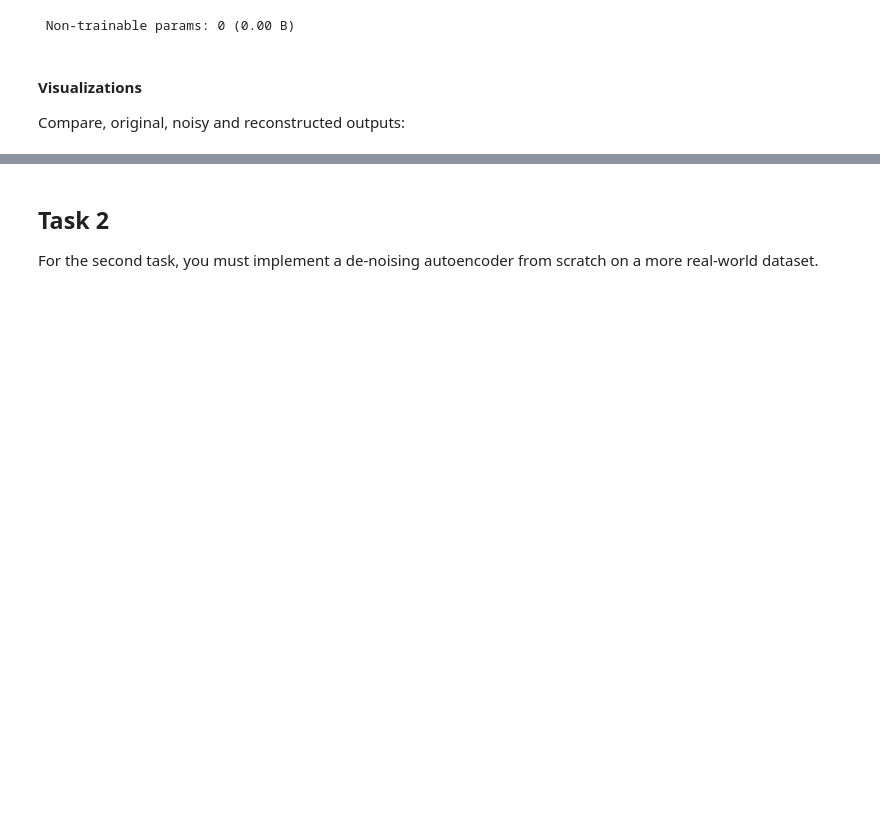
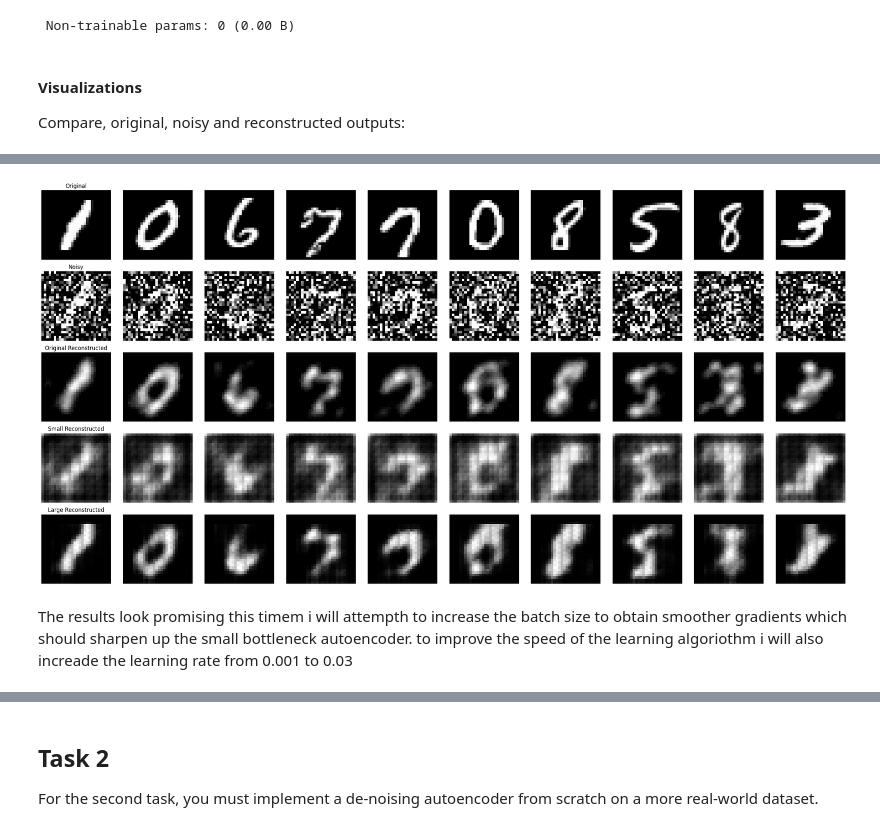
Before and after one commit to Freed0mclub/Lab-01, a Jupyter notebook: CS6421_Assignment_02.ipynb, the cells around one changed output, grey strips where cells are left out. Cells and saved outputs as stored; diff of their text form; code cells hidden in the pictures; blank space fills up the shorter version.

```diff
--- a/CS6421_Assignment_02.ipynb
+++ b/CS6421_Assignment_02.ipynb
@@ -244,14 +244,14 @@ class AutoEncoderSmall(tf.keras.models.Model):
         ])
         self.decoder = tf.keras.Sequential([
             tf.keras.layers.Conv2DTranspose(4, (3,3), strides=(2,2), activation='relu', padding='same'),
-            tf.keras.layers.Conv2DTranspose(8, (3,3), strides=(2,2), activation='relu', padding='same'),
+            tf.keras.layers.Conv2DTranspose(4, (3,3), strides=(2,2), activation='relu', padding='same'),
             tf.keras.layers.Conv2D(1, (3,3), activation='sigmoid', padding='same')
         ])
 
     def call(self, x):
-        encoded = self.encoder(x)
-        decoded = self.decoder(encoded)
-        return decoded
+      encoded = self.encoder(x)
+      decoded = self.decoder(encoded)
+      return decoded
 # %%
 # larger bottleneck
 
@@ -368,0 +540,3 @@ models = {
+# %%
+display_denoising_results(models, x_test_noisy, x_test, n=10)
+# %% [output]
@@ -368,0 +546,3 @@ models = {
+[figure, added]
+# %% [markdown]
+The results look promising this timem  i will attempth to increase the batch size to obtain smoother gradients which should sharpen up the small bottleneck autoencoder. to improve the speed of the learning algoriothm i will also increade the learning rate from 0.001 to 0.03
```
Also changed, not shown: parts of 16 cells of this notebook.
